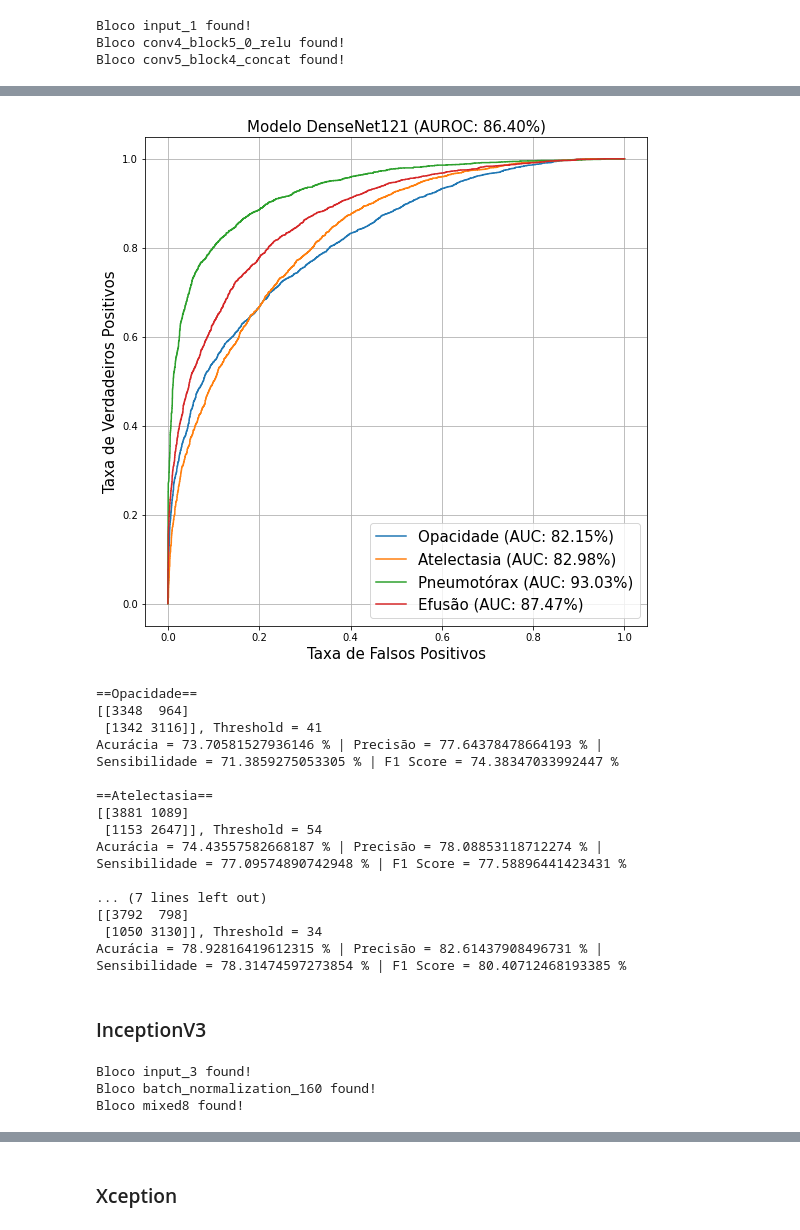
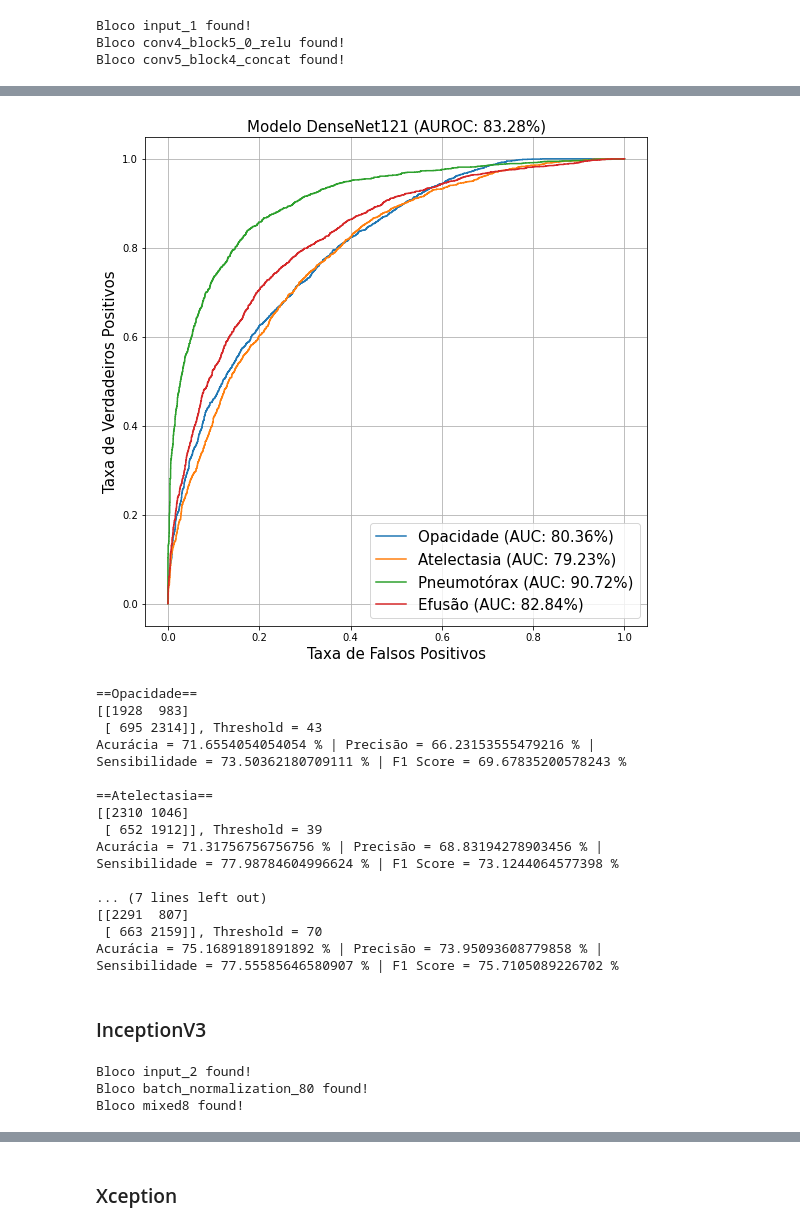
Before and after one commit to Alyssonmach/cnn-lung-diseases, a Jupyter notebook: experiments/second-paper/abnormality_classification.ipynb, the cells around one changed output, grey strips where cells are left out. Drawn from its saved outputs; the diff is of its cells as text; code cells hidden in the pictures.

```diff
--- a/experiments/second-paper/abnormality_classification.ipynb
+++ b/experiments/second-paper/abnormality_classification.ipynb
@@ -340,8 +552,8 @@ Bloco input_1 found!
 Bloco conv4_block5_0_relu found!
 Bloco conv5_block4_concat found!
 # %%
-freeze_layers(conv_base = base_model, layer_name = block_names[2])
-densenet.fit(train_gen1, validation_data = valid_gen1, epochs = 5,
+freeze_layers(conv_base = base_model2, layer_name = block_names[2])
+densenet.fit(train_gen2, validation_data = valid_gen2, epochs = 5,
              callbacks = callbacks, use_multiprocessing = True,
              workers = 8)
 # %% [output]
@@ -369,8 +581,8 @@ shutil.make_archive(base_name = 'model_densenet1', format = 'zip',
 shutil.move('/content/model_densenet1.zip',
             '/content/drive/MyDrive/experimentos-finais-pibic/abnormality_classification/DenseNet121')
 # %%
-freeze_layers(conv_base = base_model, layer_name = block_names[1])
-densenet.fit(train_gen1, validation_data = valid_gen1, epochs = 5,
+freeze_layers(conv_base = base_model2, layer_name = block_names[1])
+densenet.fit(train_gen2, validation_data = valid_gen2, epochs = 5,
              callbacks = callbacks, use_multiprocessing = True,
              workers = 8)
 # %% [output]
@@ -398,8 +610,8 @@ shutil.make_archive(base_name = 'model_densenet2', format = 'zip',
 shutil.move('/content/model_densenet2.zip',
             '/content/drive/MyDrive/experimentos-finais-pibic/abnormality_classification/DenseNet121')
 # %%
-freeze_layers(conv_base = base_model, layer_name = block_names[0])
-densenet.fit(train_gen1, validation_data = valid_gen1, epochs = 5,
+freeze_layers(conv_base = base_model2, layer_name = block_names[0])
+densenet.fit(train_gen2, validation_data = valid_gen2, epochs = 5,
              callbacks = callbacks, use_multiprocessing = True,
              workers = 8)
 # %% [output]
@@ -430,8 +642,8 @@ shutil.move('/content/model_densenet3.zip',
 shutil.move('/content/model.densenet.h5',
             '/content/drive/MyDrive/experimentos-finais-pibic/abnormality_classification/DenseNet121')
 # %%
-y_pred_val = densenet.predict(valid_gen1)
-y_pred = densenet.predict(test_gen1)
-print(f'AUC | Dados de Validação = {densenet.evaluate(valid_gen1)[1] * 100} %')
-print(f'AUC | Dados de Teste = {densenet.evaluate(test_gen1)[1] * 100} %')
+y_pred_val2 = densenet.predict(valid_gen2)
+y_pred2 = densenet.predict(test_gen2)
+print(f'AUC | Dados de Validação = {densenet.evaluate(valid_gen2)[1] * 100} %')
+print(f'AUC | Dados de Teste = {densenet.evaluate(test_gen2)[1] * 100} %')
 # %% [output]
@@ -442,16 +654,16 @@ AUC | Dados de Teste = 86.28153800964355 %
 # %%
 labels_portugues = ['Opacidade', 'Atelectasia', 'Pneumotórax', 'Efusão']
 fig, c_ax = plt.subplots(1, 1, figsize = (9, 9))
 for (idx, c_label) in enumerate(labels_portugues):
-    fpr, tpr, thresholds = roc_curve(y_labels_test1[:, idx].astype(int), y_pred[:, idx])
+    fpr, tpr, thresholds = roc_curve(y_labels_test2[:, idx].astype(int), y_pred2[:, idx])
     c_ax.plot(fpr, tpr, label = '{} (AUC: {:.2f}%)'.format(c_label, auc(fpr, tpr) * 100))
 c_ax.legend(fontsize = 15)
 c_ax.set_xlabel('Taxa de Falsos Positivos', size = 15)
 c_ax.set_ylabel('Taxa de Verdadeiros Positivos', size = 15)
-auroc_value = str(roc_auc_score(y_labels_test1.astype(int), y_pred)*100)[0:5]
+auroc_value = str(roc_auc_score(y_labels_test2.astype(int), y_pred2) * 100)[0:5]
 c_ax.set_title('Modelo DenseNet121 (AUROC: ' + auroc_value + '%)', size = 15)
 c_ax.grid(True)
 # %% [output]
-[figure, old version]
+[figure, new version]
 # %%
 threshold_variation = dict()
@@ -471,36 +683,36 @@ for label_index in range(0, len(labels)):
        bests_thresholds.append(threshold)
        break
 # %%
-for label_index in range(0, len(labels)):
-  y_pred_bin = binarize_preds(pred_array = y_pred, column = label_index,
-                              threshold = bests_thresholds[label_index])
-  matrix = confusion_matrix(y_labels_test1[:, label_index], y_pred_bin)
-  acc = (matrix[0,0] + matrix[1,1])/np.sum(matrix)
-  precision = matrix[0,0]/(matrix[0,0]+matrix[0,1])
-  recall = matrix[0,0]/(matrix[0,0]+matrix[1,0])
-  f1_score = (2*precision*recall) / (precision + recall)
+for label_index in range(0, len(findings)):
+  y_pred_bin2 = binarize_preds(pred_array = y_pred2, column = label_index,
+                               threshold = bests_thresholds[label_index])
+  matrix = confusion_matrix(y_labels_test2[:, label_index], y_pred_bin2)
+  acc = (matrix[0,0] + matrix[1,1]) / np.sum(matrix)
+  precision = matrix[0,0] / (matrix[0,0] + matrix[0,1])
+  recall = matrix[0,0] / (matrix[0,0] + matrix[1,0])
+  f1_score = (2 * precision * recall) / (precision + recall)
   print(f'=={labels_portugues[label_index]}== \n{matrix},'
         f' Threshold = {bests_thresholds[label_index]}'
-        f'\nAcurácia = {acc*100} % | Precisão = {precision*100} % | '
-        f'\nSensibilidade = {recall*100} % | F1 Score = {f1_score*100} %\n')
+        f'\nAcurácia = {acc * 100} % | Precisão = {precision * 100} % | '
+        f'\nSensibilidade = {recall * 100} % | F1 Score = {f1_score * 100} %\n')
 # %% [output]
 ==Opacidade==
-[[3348  964]
- [1342 3116]], Threshold = 41
-Acurácia = 73.70581527936146 % | Precisão = 77.64378478664193 % |
-Sensibilidade = 71.3859275053305 % | F1 Score = 74.38347033992447 %
+[[1928  983]
+ [ 695 2314]], Threshold = 43
+Acurácia = 71.6554054054054 % | Precisão = 66.23153555479216 % |
+Sensibilidade = 73.50362180709111 % | F1 Score = 69.67835200578243 %
 
 ==Atelectasia==
-[[3881 1089]
- [1153 2647]], Threshold = 54
-Acurácia = 74.43557582668187 % | Precisão = 78.08853118712274 % |
-Sensibilidade = 77.09574890742948 % | F1 Score = 77.58896441423431 %
+[[2310 1046]
+ [ 652 1912]], Threshold = 39
+Acurácia = 71.31756756756756 % | Precisão = 68.83194278903456 % |
+Sensibilidade = 77.98784604996624 % | F1 Score = 73.1244064577398 %
 
 ... (7 lines left out)
-[[3792  798]
- [1050 3130]], Threshold = 34
-Acurácia = 78.92816419612315 % | Precisão = 82.61437908496731 % |
-Sensibilidade = 78.31474597273854 % | F1 Score = 80.40712468193385 %
+[[2291  807]
+ [ 663 2159]], Threshold = 70
+Acurácia = 75.16891891891892 % | Precisão = 73.95093608779858 % |
+Sensibilidade = 77.55585646580907 % | F1 Score = 75.7105089226702 %
 # %% [markdown]
 ### InceptionV3
 # %%
@@ -518,9 +730,9 @@ callbacks = get_callbacks(model_name = 'inception', monitor = 'val_auc_2')
 # %%
 layers_name = list()
-for layer in base_model.layers:
+for layer in base_model3.layers:
   layers_name.append(layer.name)
 
-block_names = ['input_3', 'batch_normalization_160', 'mixed8']
+block_names = ['input_2', 'batch_normalization_80', 'mixed8']
 
 for blocks in block_names:
   try:
@@ -529,7 +741,7 @@ for blocks in block_names:
   except ValueError:
     print('Bloco ' + blocks + ' not found!')
 # %% [output]
-Bloco input_3 found!
-Bloco batch_normalization_160 found!
+Bloco input_2 found!
+Bloco batch_normalization_80 found!
 Bloco mixed8 found!
 # %%
```
Also changed, not shown: parts of 70 cells of this notebook.
